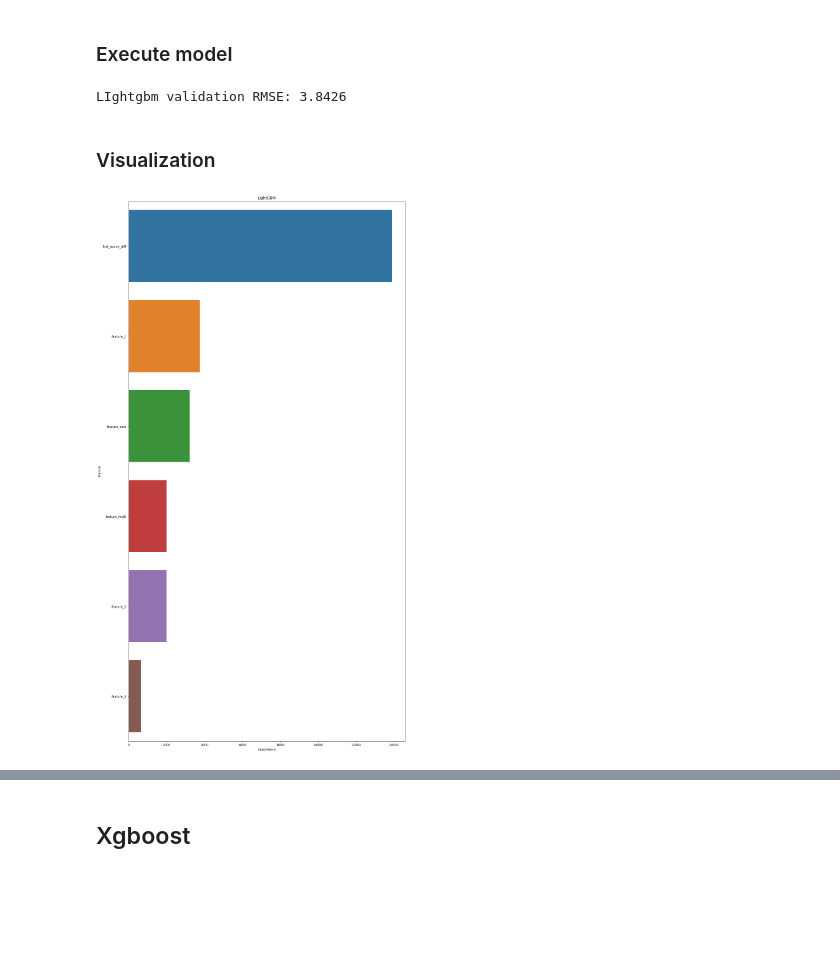
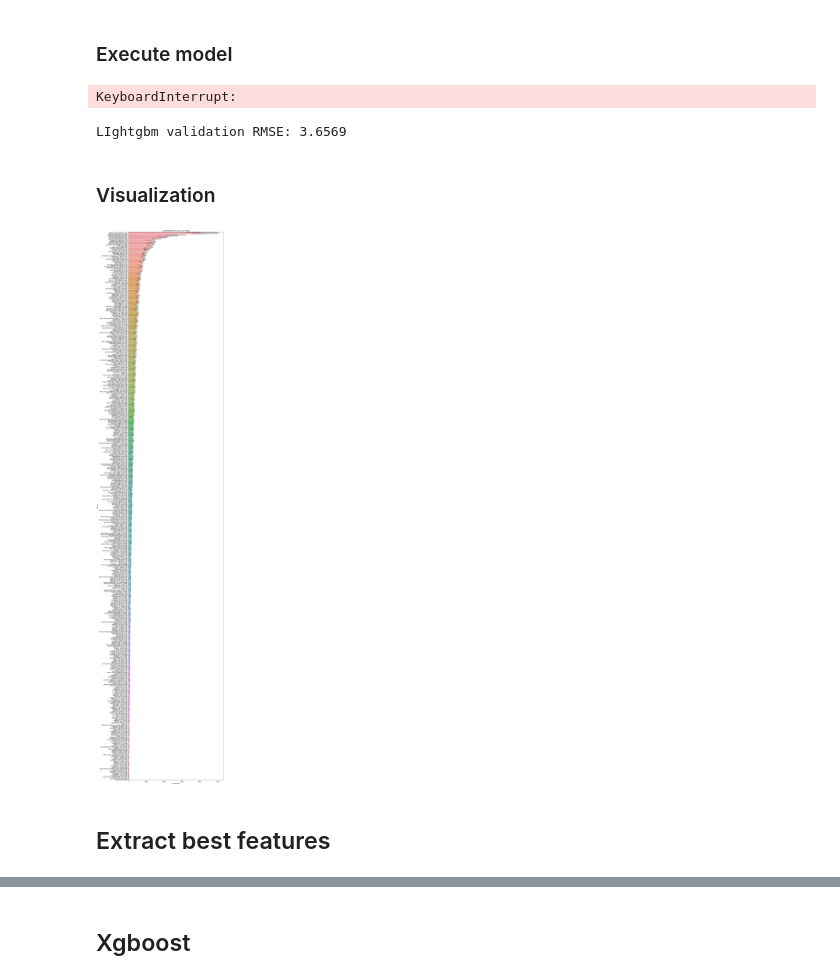
Before and after one commit to takuto0831/Elo_Merchant_Category_Recommend, a Jupyter notebook: jn/main.ipynb, the cells around one changed output, grey strips where cells are left out. Saved outputs shown, nothing was run; the diff lists cells and outputs as text; code cells hidden in the pictures; blank space fills up the shorter version.

```diff
--- a/jn/main.ipynb
+++ b/jn/main.ipynb
@@ -106,21 +123,26 @@ submit(test_pred_bag,"Bagging")
 ### Execute model
 # %%
 # parameters
-param_set = base.open_parameter(file_name = 'kernel_param_tuning_lgb', home_path = home_path)
+param_lgb1 = base.open_parameter(file_name = 'kernel_param_tuning_lgb', home_path = home_path)
+param_lgb2 = base.open_parameter(file_name = 'kernel_param_lgb', home_path = home_path)
 # %%
 # model
-val_pred_lgb, test_pred_lgb, model = gb.Regressors(gb.Lightgbm_Regressor,param_set,train,test,features,target,folds=5)
-base.line("finished calculation")
+with base.timer("Light GBM"):
+    val_pred_lgb, test_pred_lgb, lgb_importance_df = gb.Regressors(gb.Lightgbm_Regressor,param_lgb1,train,test,features,target,folds=5)
+# %% [output]
+KeyboardInterrupt:
 # %%
 # result
 print("LIghtgbm validation RMSE: %.4f" % np.sqrt(mean_squared_error(target.values, val_pred_lgb)))
 # submit
-base.submit(test_pred_lgb,home_path=home_path,tech = "Lightgbm_feature_1037")
+base.submit(test_pred_lgb,home_path=home_path,tech = "Lightgbm_feature_1037_param1")
 # %% [output]
-LIghtgbm validation RMSE: 3.8426
+LIghtgbm validation RMSE: 3.6569
 # %% [markdown]
 ###  Visualization
 # %%
-base.display_importances(features, model, title = 'LightGBM', home_path=home_path)
+base.display_importances(lgb_importance_df,title="LightGBM",home_path=home_path,file_name = None)
 # %% [output]
-[figure, old version]
+[figure, new version]
+# %% [markdown]
+## Extract best features
```
Also changed, not shown: parts of 17 cells of this notebook.
